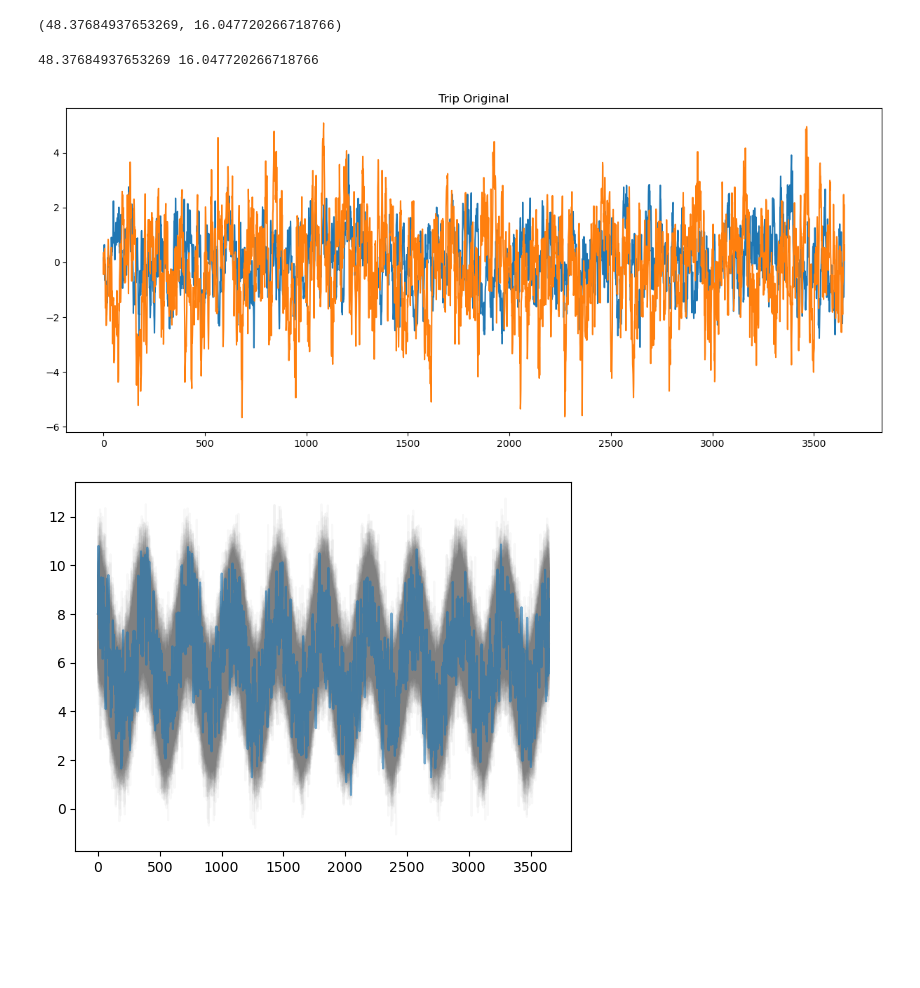
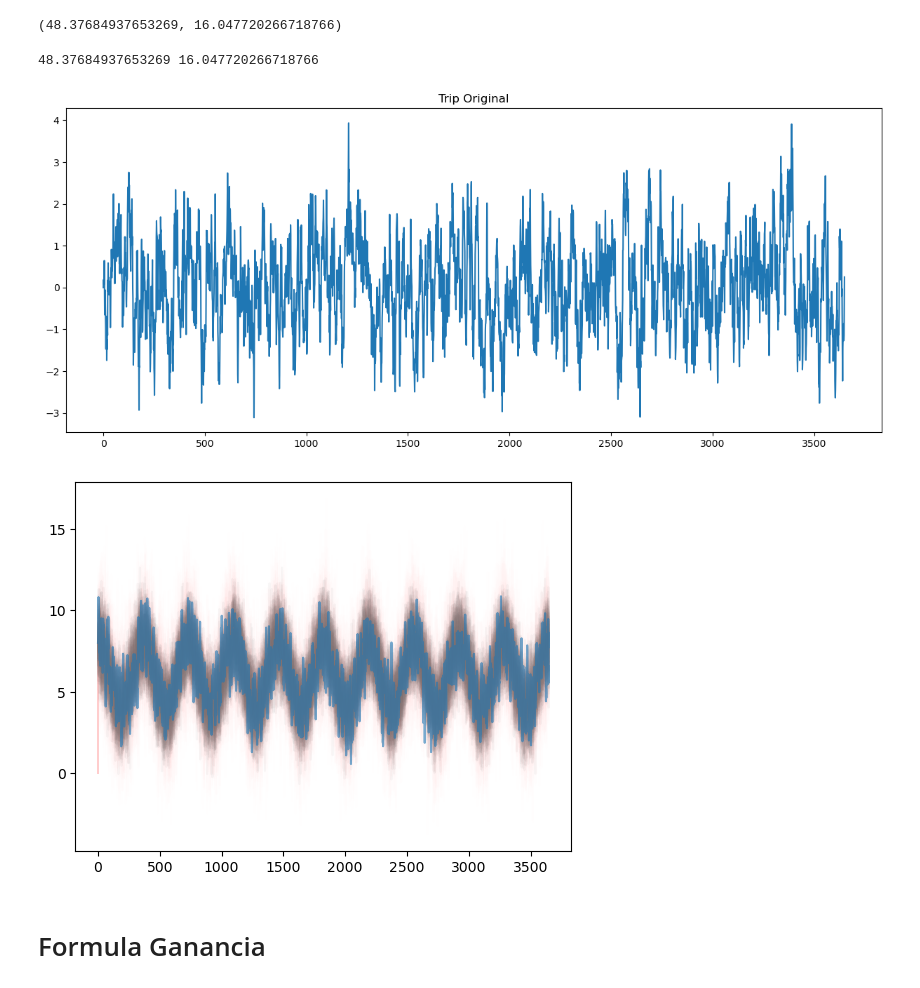
Before and after one commit to GuidoDSalem/TP---AplicacionesComputacionales, a Jupyter notebook: main.ipynb, the cells around one changed output. Cells and saved outputs as stored; diff of their text form; code cells hidden in the pictures; blank space fills up the shorter version.

```diff
--- a/main.ipynb
+++ b/main.ipynb
@@ -241,24 +238,20 @@ beta, gamma
 # %%
 plt.figure(figsize=(15, 6))
 
 # graficar data
 plt.plot(data['wind gap norte sur'])
 plt.title("Trip Original")
-# plt.show()
-
 # graficar modelo predicgo
-days = np.arange(0, 365 * YEARS, 1)
-
 print(beta, gamma)
 trip_diff = simulateDiffTrip(beta, gamma)
 # print(trip_diff)
 # trip_guido = simulateTripNorteSUr(days, beta, gamma,S0=8)
-plt.plot(trip_diff)
-# plt.title("Trip Guido")
+# plt.plot(trip_diff)
+
 plt.show()
 # %% [output]
 48.37684937653269 16.047720266718766
-[figure, old version]
+[figure, new version]
 # %%
 def theta_i(i):
     num = 6 + 2 * np.cos(2 * np.pi * i / 365)
@@ -280,9 +279,13 @@ simulations = simulacion(S0, kappa, sigma, 1, data.shape[0], M)
 # Plot simulation
 for i in range(M):
     # color gray and alpha 0.1
-    plt.plot(simulations[i,:], color='gray', alpha=0.05)
+    plt.plot(simulations[0][i,:], color='gray', alpha=0.05)
+    plt.plot(simulations[1][i,:], color='red', alpha=0.005)
 
 plt.plot(data['regional wind'], alpha=0.6)
+
 plt.show()
 # %% [output]
-[figure, old version]
+[figure, new version]
+# %% [markdown]
+# Formula Ganancia
```
Also changed, not shown: parts of 13 cells of this notebook.
